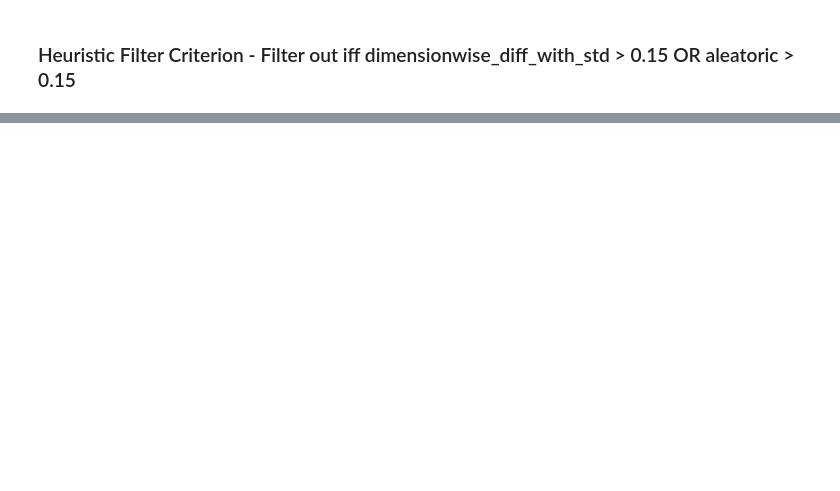
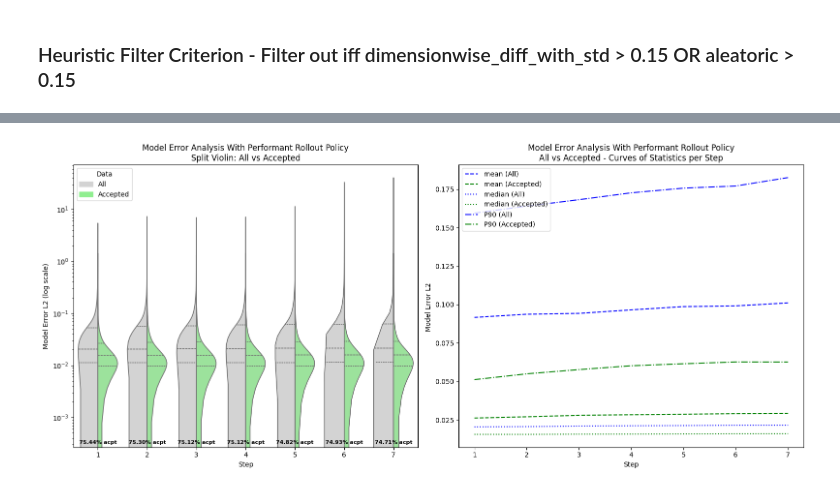
Before and after one commit to NiclasBottenbruch/dynamic-rollout-filtering-in-model-based-offline-rl, a Jupyter notebook: eval_discrepancy_criteria_hopper_med_exp.ipynb, the cells around one changed output, grey strips where cells are left out. Drawn from its saved outputs; the diff is of its cells as text; code cells hidden in the pictures; blank space fills up the shorter version.

```diff
--- a/eval_discrepancy_criteria_hopper_med_exp.ipynb
+++ b/eval_discrepancy_criteria_hopper_med_exp.ipynb
@@ -122,0 +191,4 @@ plotter.plot_filtering_analysis(doc, filter_indicator=filter_indicator, bins=500
+# %%
+plotter.plot_model_error_all_vs_accepted_per_step(doc, filter_indicator, epoch_vals=[220, 230, 280], title='Model Error Analysis With Performant Rollout Policy', statistics=["mean", "median", "P90"], curves_logscale=False)
+# %% [output]
+[figure, added]
```
Also changed, not shown: parts of 24 cells of this notebook.
